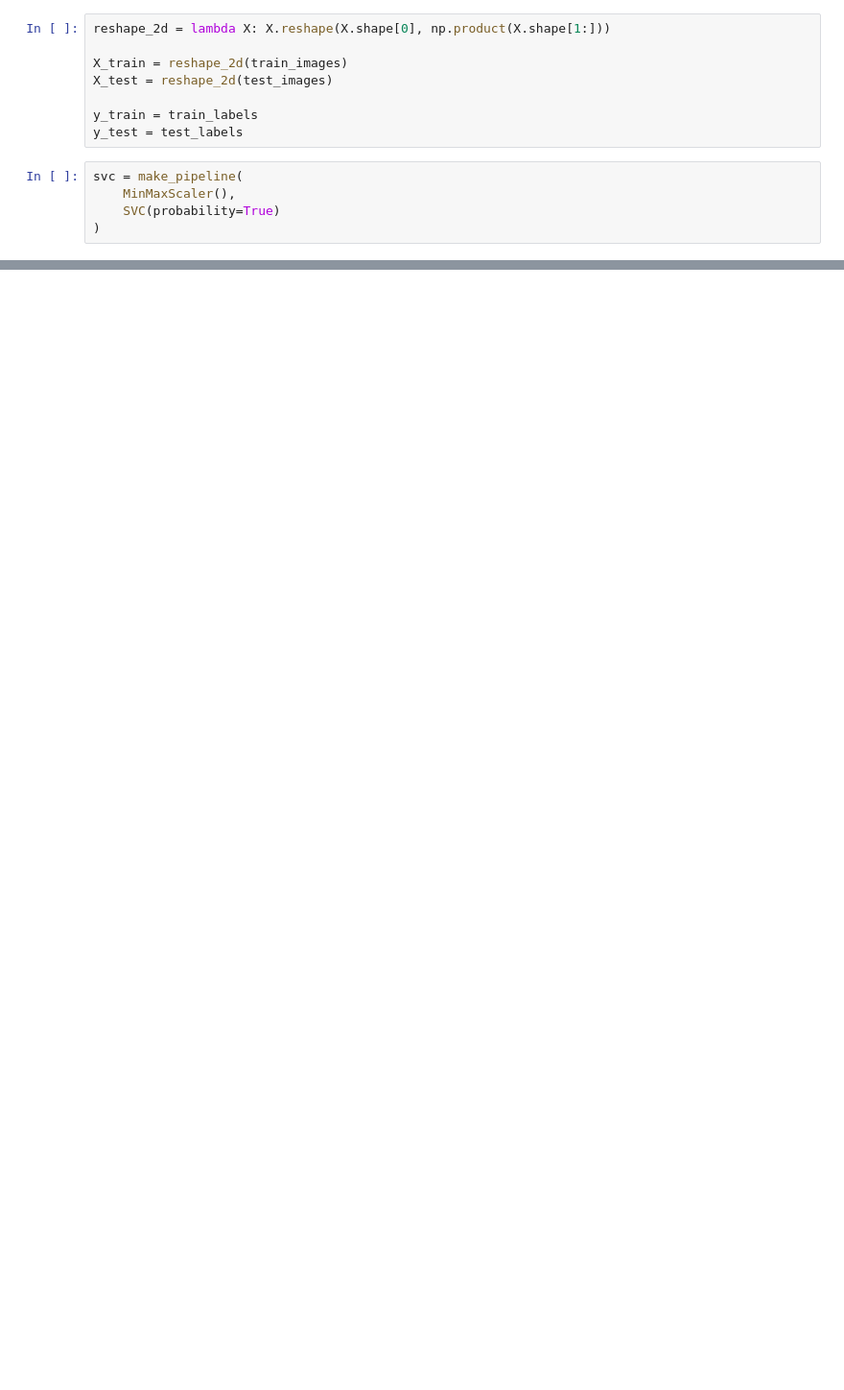
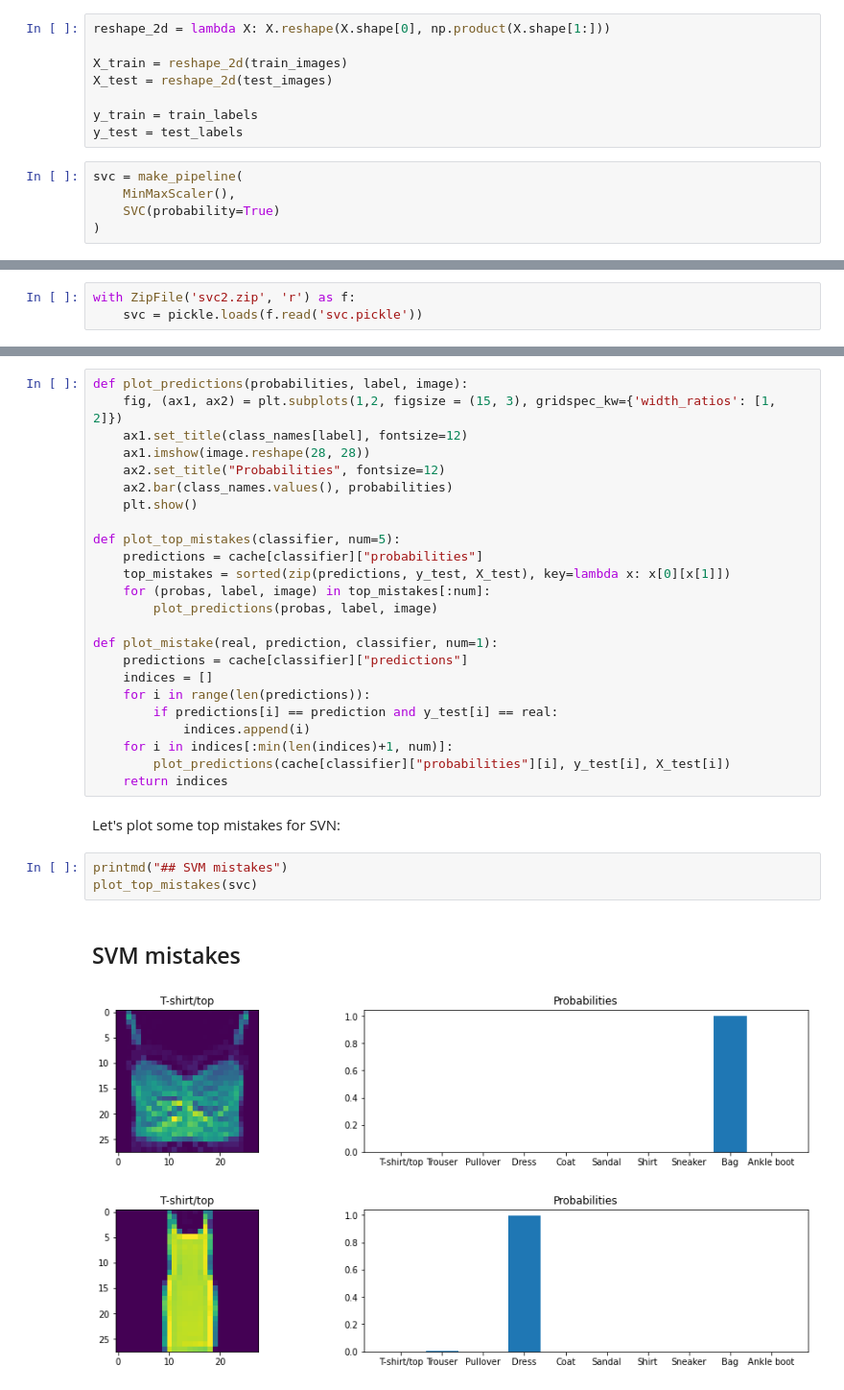
Before and after one commit to luknw/um-lime, a Jupyter notebook: lime-explain.ipynb, the cells around one changed output, grey strips where cells are left out. Shown: that part at 96% size. Cells and saved outputs as stored; diff of their text form; blank space fills up the shorter version.

```diff
--- a/lime-explain.ipynb
+++ b/lime-explain.ipynb
@@ -212,0 +80,3 @@ plt.imshow(explanation.image)
+# %%
+with ZipFile('svc2.zip', 'r') as f:
+    svc = pickle.loads(f.read('svc.pickle'))
@@ -212,0 +161,33 @@ plt.imshow(explanation.image)
+# %%
+def plot_predictions(probabilities, label, image):
+    fig, (ax1, ax2) = plt.subplots(1,2, figsize = (15, 3), gridspec_kw={'width_ratios': [1, 2]})
+    ax1.set_title(class_names[label], fontsize=12)
+    ax1.imshow(image.reshape(28, 28))
+    ax2.set_title("Probabilities", fontsize=12)
+    ax2.bar(class_names.values(), probabilities)
+    plt.show()
+
+def plot_top_mistakes(classifier, num=5):
+    predictions = cache[classifier]["probabilities"]
+    top_mistakes = sorted(zip(predictions, y_test, X_test), key=lambda x: x[0][x[1]])
+    for (probas, label, image) in top_mistakes[:num]:
+        plot_predictions(probas, label, image)
+
+def plot_mistake(real, prediction, classifier, num=1):
+    predictions = cache[classifier]["predictions"]
+    indices = []
+    for i in range(len(predictions)):
+        if predictions[i] == prediction and y_test[i] == real:
+            indices.append(i)
+    for i in indices[:min(len(indices)+1, num)]:
+        plot_predictions(cache[classifier]["probabilities"][i], y_test[i], X_test[i])
+    return indices
+# %% [markdown]
+Let's plot some top mistakes for SVN:
+# %%
+printmd("## SVM mistakes")
+plot_top_mistakes(svc)
+# %% [output]
+## SVM mistakes
+[figure, added]
+[figure, added]
```
Also changed, not shown: parts of 76 cells of this notebook, 1 other file.
